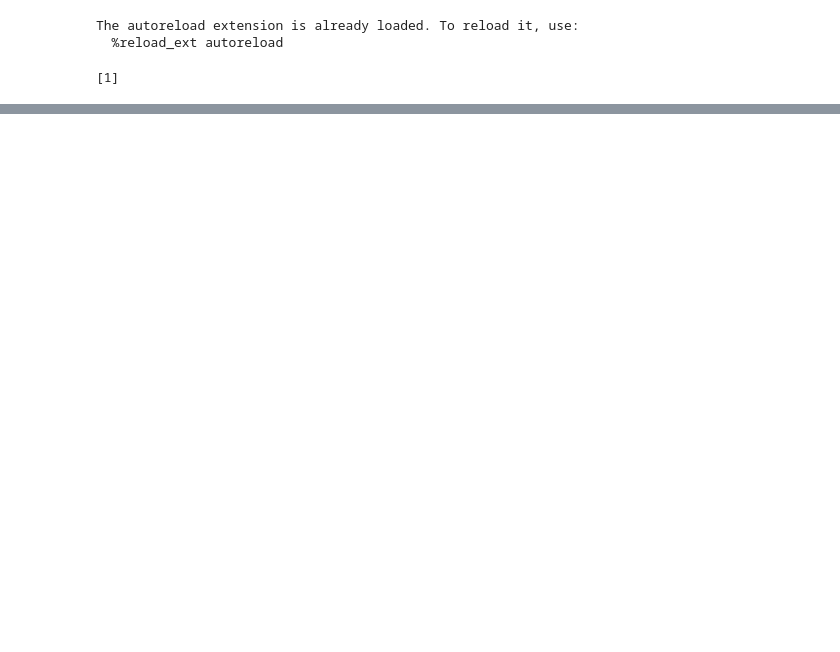
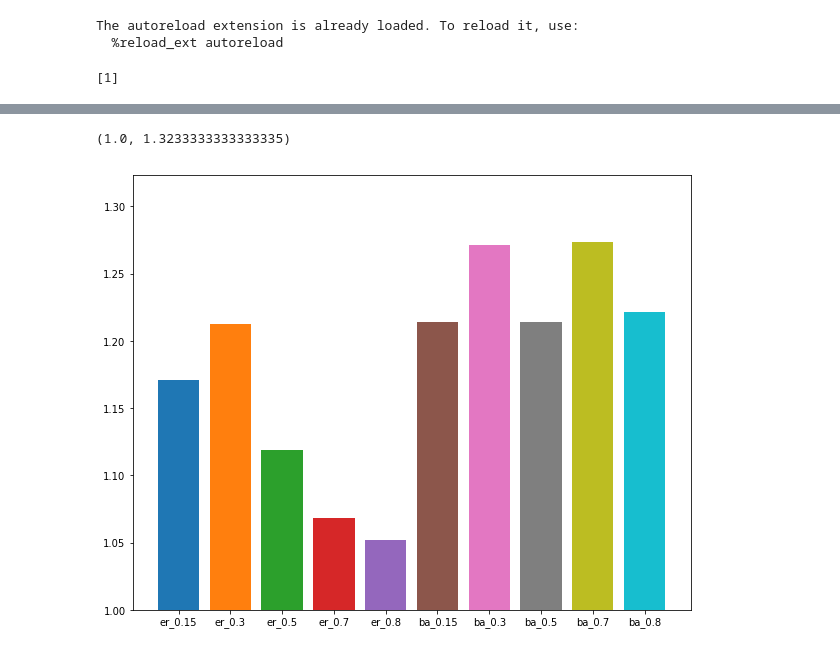
Before and after one commit to Nacujachu/Graph-generation-for-RL, a Jupyter notebook: torch-geo_test.ipynb, the cells around one changed output, grey strips where cells are left out. Cells and saved outputs as stored; diff of their text form; code cells hidden in the pictures; blank space fills up the shorter version.

```diff
--- a/torch-geo_test.ipynb
+++ b/torch-geo_test.ipynb
@@ -44,9 +45,12 @@ def training_validation( validation_a , validation_bs , validation_per_epoch = 3
     experience = namedtuple("experience" , ['graph','Xv','action','reward','next_Xv','is_done'])
     another_result = [[] for _ in range(len(validation_bs))]
     validation_result = []
+
+    print('training candidate',parameter_list)
+    TOTAL_PARA = len(parameter_list)
     for e in tqdm(range(MAX_EPISODE)):
 
-        graph_size , type_train , density = random.sample(parameter_list , 1)[0]
+        graph_size , type_train , density = parameter_list[e%TOTAL_PARA]
 
         def density_to_edge_ba(n , p):
             return math.ceil( p *n  /2)
@@ -121,12 +125,13 @@ import os
 from pathlib import Path
 import itertools
 import matplotlib.pyplot as plt
-graph_size_list = [30]
+graph_size_list = [50]
 graph_type_list = ['er' , 'ba']
 density_list = [0.15,0.3,0.5,0.7,0.8]
 
 parameter_list = list(itertools.product(graph_size_list , graph_type_list ,density_list))
 N = len(parameter_list)
+
 VALIDATION_GRAPH_NUM = 150
 performance_dict = {}
 all_graphs = []
@@ -150,7 +155,7 @@ for i in range(N):
         C = mvc_bb(cur_g , len(cur_g.nodes()) , [])
         cur_res.append(len(C))
     opt_results.append(sum(cur_res)/len(cur_res))
-for i in range(N):
+for i in range(1):
     train_size = parameter_list[i][0]
     train_type = parameter_list[i][1]
     train_density = parameter_list[i][2]
@@ -172,8 +177,8 @@ for i in range(N):
         opt_vals.append(opt_results[j])
         legend_word.append('{}_{}'.format(val_type,val_density))
     validation_result , another_result  , dqn = training_validation(train_graphs , validation_anothers,
-                                                                              num_validation=250 , validation_per_epoch=30,
-                                                                              parameter_list = parameter_list ,
+                                                                              num_validation=200 , validation_per_epoch=60,
+                                                                              parameter_list = parameter_list[0:2] ,
                                                                                     opt_train=opt_train,
                                                                               opt_val = opt_vals, device='cuda:0')
     plt.plot(validation_result)
@@ -198 +204,17 @@ training  (30, 'er', 0.15)
 [interactive output not drawn]
+# %%
+tmp_data3 = deepcopy(performance_dict['er_0.15'])
+plt.figure(figsize=(10,8))
+idx = 0
+ticks_word = []
+y_upper = 0
+for k , v in tmp_data3.items():
+    y_upper = max(y_upper , min(v))
+    plt.bar(idx,min(v))
+    idx += 1
+    ticks_word.append(k)
+plt.xticks(np.arange(len(tmp_data)),ticks_word)
+plt.ylim(1.0,y_upper+0.05)
+# %% [output]
+(1.0, 1.3233333333333335)
+[figure, added]
```
Also changed, not shown: parts of 5 cells of this notebook.
